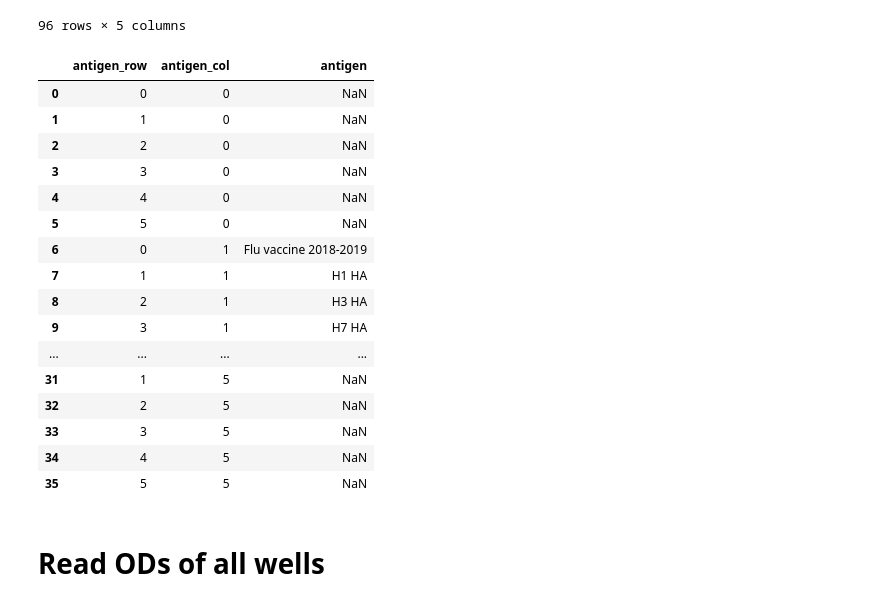
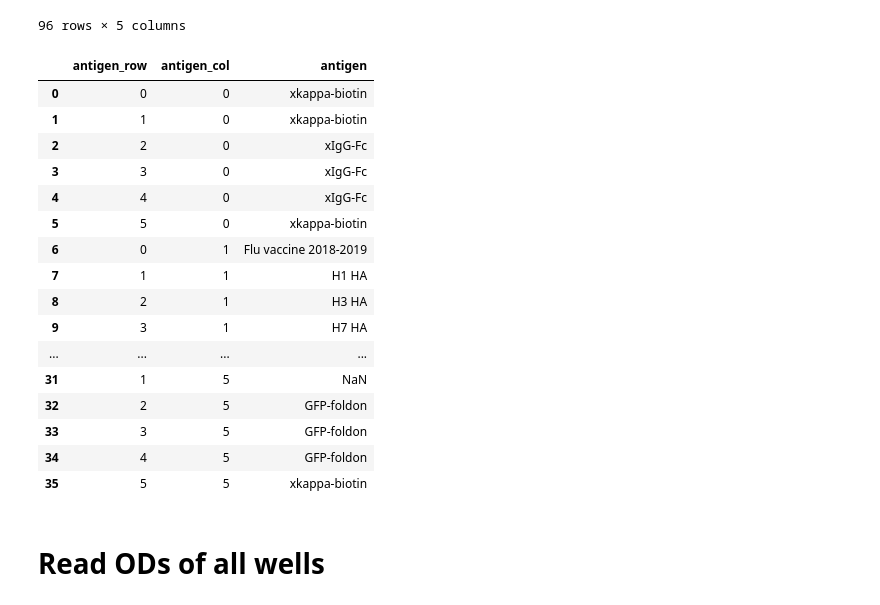
Before and after one commit to mehta-lab/multiSero, a Jupyter notebook: notebooks_interpretation/20200330_March25_flutasteplate_1/FluPlateInterpretationV4_smg.ipynb, the cells around one changed output. Saved outputs shown, nothing was run; the diff lists cells and outputs as text; code cells hidden in the pictures.

```diff
--- a/notebooks_interpretation/20200330_March25_flutasteplate_1/FluPlateInterpretationV4_smg.ipynb
+++ b/notebooks_interpretation/20200330_March25_flutasteplate_1/FluPlateInterpretationV4_smg.ipynb
@@ -32,10 +33,11 @@ For ease of reading and manipulating data, all data is converted in $n$-dimensio
 # %%
 data_folder=r'/Volumes/GoogleDrive/My Drive/ELISAarrayReader/images_scienion/2020-03-30-15-08-05-COVD_March25_fluplatetest_AdamsPlate'
 plateinfo_path=os.path.join(data_folder,'PlateInfoFLuplate.csv')
-antigenOD_path=os.path.join(data_folder,'robin_ODs.xlsx') #this is data from SMG interpolation approach
+antigenOD_path=os.path.join(data_folder,'robin_ODs.xlsx')
 intensityBG_path=os.path.join(data_folder,'scienion_fluanalysis4.xlsx')
-canary_int_path=os.path.join(data_folder,'robin_intensities.xlsx') #this is intensity data from SMG interpolation approach
+canary_int_path=os.path.join(data_folder,'robin_intensities.xlsx')
 canary_bg_path=os.path.join(data_folder,'robin_backgrounds.xlsx')
+antigens_path=os.path.join(data_folder,'robin_antigens.xlsx')
 # %%
 plate_info_df=pd.read_csv(plateinfo_path)
 plate_info_df.rename(columns={'Well': 'well_id', 'Type':'type', 'Dilution':'dilution'}, inplace=True)
@@ -64,26 +66,26 @@ plate_info_df
 | 95 | H12 | Control | 1.000000e+00 | AssayDiluentControl | 0 |
 96 rows × 5 columns
 # %%
-antigen_df = xlsx2D_to_df1D(xlsx_path=antigenOD_path, sheet='antigens', data_col='antigen')
+antigen_df = xlsx2D_to_df1D(xlsx_path=antigens_path, sheet='antigens', data_col='antigen')
 antigen_df
 # %% [output]
 |  | antigen_row | antigen_col | antigen |
-| 0 | 0 | 0 | NaN |
-| 1 | 1 | 0 | NaN |
-| 2 | 2 | 0 | NaN |
-| 3 | 3 | 0 | NaN |
-| 4 | 4 | 0 | NaN |
-| 5 | 5 | 0 | NaN |
+| 0 | 0 | 0 | xkappa-biotin |
+| 1 | 1 | 0 | xkappa-biotin |
+| 2 | 2 | 0 | xIgG-Fc |
+| 3 | 3 | 0 | xIgG-Fc |
+| 4 | 4 | 0 | xIgG-Fc |
+| 5 | 5 | 0 | xkappa-biotin |
 | 6 | 0 | 1 | Flu vaccine 2018-2019 |
 | 7 | 1 | 1 | H1 HA |
 | 8 | 2 | 1 | H3 HA |
 | 9 | 3 | 1 | H7 HA |
 | ... | ... | ... | ... |
 | 31 | 1 | 5 | NaN |
-| 32 | 2 | 5 | NaN |
-| 33 | 3 | 5 | NaN |
-| 34 | 4 | 5 | NaN |
-| 35 | 5 | 5 | NaN |
+| 32 | 2 | 5 | GFP-foldon |
+| 33 | 3 | 5 | GFP-foldon |
+| 34 | 4 | 5 | GFP-foldon |
+| 35 | 5 | 5 | xkappa-biotin |
 # %% [markdown]
 # Read ODs of all wells
 # %% [markdown]
```
Also changed, not shown: parts of 8 cells of this notebook, 2 other files.
